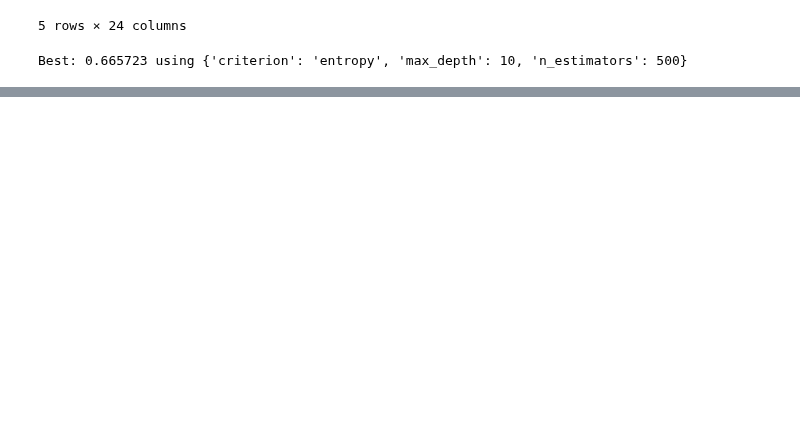
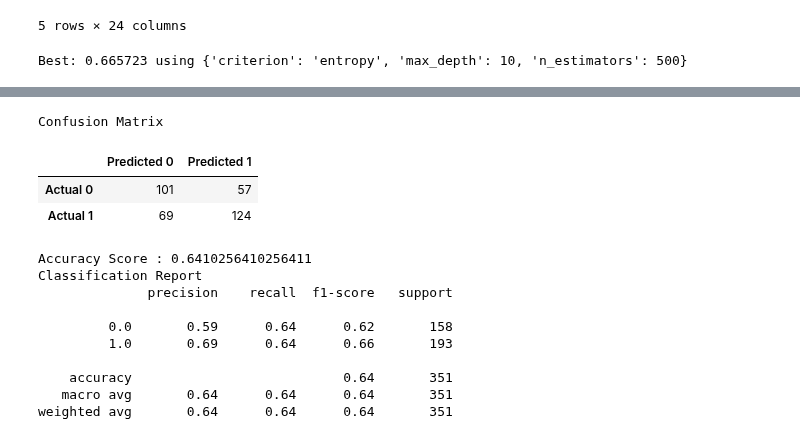
Before and after one commit to dbogatic/crypto-analysis, a Jupyter notebook: eth_price_direction.ipynb, the cells around one changed output, grey strips where cells are left out. Cells and saved outputs as stored; diff of their text form; code cells hidden in the pictures; blank space fills up the shorter version.

```diff
--- a/eth_price_direction.ipynb
+++ b/eth_price_direction.ipynb
@@ -350,0 +371,4 @@ importances_plot = importances_sorted.plot(kind='barh', color='lightgreen', titl
+# %%
+# Select prediction variable and timeframe for train data
+y = features_eth['Lagged_Pos_Ret']
+y_train = y[:'2020']
@@ -350,0 +393,31 @@ importances_plot = importances_sorted.plot(kind='barh', color='lightgreen', titl
+# %%
+# Fit the model
+model = model.fit(X_train_scaled, y_train)
+# Making predictions using the testing data
+predictions = model.predict(X_test_scaled)
+# Calculating the confusion matrix
+cm = confusion_matrix(y_test, predictions)
+cm_df = pd.DataFrame(cm, index=["Actual 0", "Actual 1"], columns=["Predicted 0", "Predicted 1"])
+# Calculating the accuracy score
+acc_score = accuracy_score(y_test, predictions)
+# Displaying results
+print("Confusion Matrix")
+display(cm_df)
+print(f"Accuracy Score : {acc_score}")
+print("Classification Report")
+print(classification_report(y_test, predictions))
+# %% [output]
+Confusion Matrix
+|  | Predicted 0 | Predicted 1 |
+| Actual 0 | 101 | 57 |
+| Actual 1 | 69 | 124 |
+Accuracy Score : 0.6410256410256411
+Classification Report
+              precision    recall  f1-score   support
+
+         0.0       0.59      0.64      0.62       158
+         1.0       0.69      0.64      0.66       193
+
+    accuracy                           0.64       351
+   macro avg       0.64      0.64      0.64       351
+weighted avg       0.64      0.64      0.64       351
```
Also changed, not shown: parts of 12 cells of this notebook, 1 other file.
